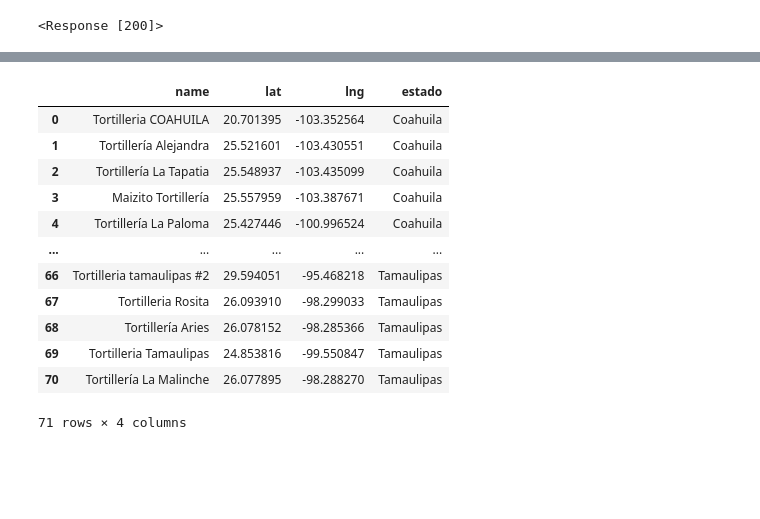
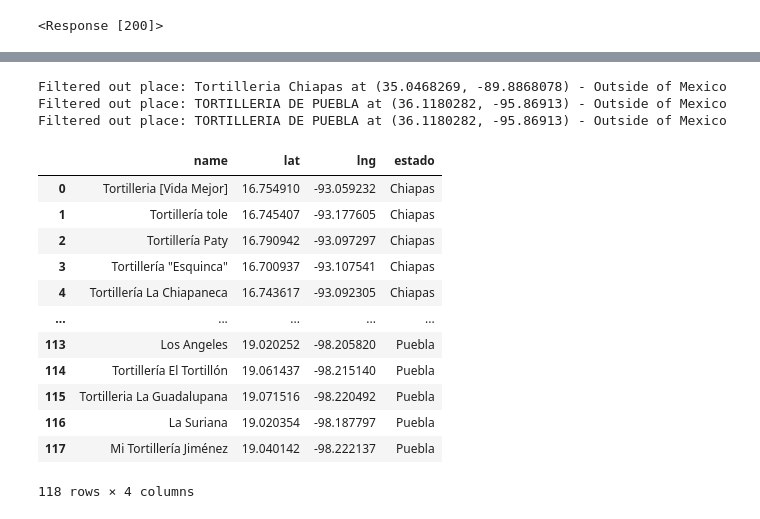
Before and after one commit to Josemarome/Project_1, a Jupyter notebook: 3_Tortilla_Maps.ipynb, the cells around one changed output, grey strips where cells are left out. Saved outputs shown, nothing was run; the diff lists cells and outputs as text; code cells hidden in the pictures; blank space fills up the shorter version.

```diff
--- a/3_Tortilla_Maps.ipynb
+++ b/3_Tortilla_Maps.ipynb
@@ -343,0 +371,4 @@ tortillerias_df_4
+# %%
+exclude_names = ['Tortilleria Tamaulipas', 'Tortillería Tamaulipas']
+tortillerias_df_dropped = tortillerias_df[~tortillerias_df['name'].isin(exclude_names)]
+tortillerias_df_dropped.head(15)
@@ -359,16 +407,19 @@ map_plot_tort_4
 # %% [output]
 [interactive output not drawn]
 # %%
+#-------------------------------------------------------------------------------------------------------------------
+# In this part we will generate a MAP with FOLIUM library to be able to zoom in and out the map
+# on the "tortillerias" near the 7 cities with highest tortilla price
+#-------------------------------------------------------------------------------------------------------------------
+map_center = [tortillerias_df_dropped['lat'].mean(), tortillerias_df_dropped['lng'].mean()]
+map_tortillerias = folium.Map(location=map_center, zoom_start=5.4)
 
-map_center = [tortillerias_df_4['lat'].mean(), tortillerias_df_4['lng'].mean()]
-map_tortillerias = folium.Map(location=map_center, zoom_start=12)
-
-# Agregar puntos para cada tortillería
-for _, row in tortillerias_df_4.iterrows():
+# Adding points to each place
+for _, row in tortillerias_df_dropped.iterrows():
     folium.Marker(
         location=[row['lat'], row['lng']],
-        popup=row['name'],  # Nombre de la tortillería en el popup
-        icon=folium.Icon(color='blue')  # Puedes cambiar el color según desees
+        popup=row['name'],
+        icon=folium.Icon(color='blue')
     ).add_to(map_tortillerias)
 
 # Mostrar el mapa
@@ -376,54 +427,66 @@ map_tortillerias
 # %% [output]
 [interactive output not drawn]
 # %%
+#-------------------------------------------------------------------------------------------------------------------
+# In this part we will connect to Google Maps API in order to get data from "Tortillerias" near the cities
+# that we are interested in. In this case those will be the 7 cities with highest tortilla price in 2024
+#-------------------------------------------------------------------------------------------------------------------
 locations = []
 
-# Importing Library to check if it is in Mexico
+# Function to check if a location is within Mexico's bounds
 def is_within_mexico(lat, lng):
-    # Define the approximate bounds of Mexico
     mexico_bounds = {
         'lat_min': 14.5320,  # Minimum latitude
         'lat_max': 32.7187,  # Maximum latitude
         'lng_min': -118.4043, # Minimum longitude
         'lng_max': -86.7106   # Maximum longitude
     }
 
     return (mexico_bounds['lat_min'] <= lat <= mexico_bounds['lat_max']) and (mexico_bounds['lng_min'] <= lng <= mexico_bounds['lng_max'])
 
-# Looping through the rows of top_10_states to get tortillerías
-for index, row in top_7_states.iterrows():
+# Looping through the rows of top_7_cities to fetch tortillerías in a radious of 20000 m
+for index, row in bottom_7_cities.iterrows():
     estado = row['State.1']
     coords = (row['Lat'], row['Lon'])
     query = f'tortillería {estado}'
+
+    # Query the Google Places API for tortillerías in the area
     results = gmaps.places(query=query, location=coords, radius=20000, region="MX")
 
     for place in results.get('results', []):
         lat = place['geometry']['location']['lat']
         lng = place['geometry']['location']['lng']
+
+        # Check if the location is within the bounds of Mexico
         if is_within_mexico(lat, lng):  # Filter by Mexico's limits
             locations.append({
                 'name': place['name'],
                 'lat': lat,
                 'lng': lng,
                 'estado': estado
             })
+        else:
+            print(f"Filtered out place: {place['name']} at ({lat}, {lng}) - Outside of Mexico")
 
 # Create a DataFrame for tortillerías
-tortillerias_df_5 = pd.DataFrame(locations)
+tortillerias_df_2 = pd.DataFrame(locations)
 
 # Display the resulting DataFrame
-tortillerias_df_5
+tortillerias_df_2
 # %% [output]
+Filtered out place: Tortilleria Chiapas at (35.0468269, -89.8868078) - Outside of Mexico
+Filtered out place: TORTILLERIA DE PUEBLA at (36.1180282, -95.86913) - Outside of Mexico
+Filtered out place: TORTILLERIA DE PUEBLA at (36.1180282, -95.86913) - Outside of Mexico
 |  | name | lat | lng | estado |
-| 0 | Tortilleria COAHUILA | 20.701395 | -103.352564 | Coahuila |
-| 1 | Tortillería Alejandra | 25.521601 | -103.430551 | Coahuila |
-| 2 | Tortillería La Tapatia | 25.548937 | -103.435099 | Coahuila |
-| 3 | Maizito Tortillería | 25.557959 | -103.387671 | Coahuila |
-| 4 | Tortillería La Paloma | 25.427446 | -100.996524 | Coahuila |
+| 0 | Tortilleria [Vida Mejor] | 16.754910 | -93.059232 | Chiapas |
+| 1 | Tortillería tole | 16.745407 | -93.177605 | Chiapas |
+| 2 | Tortillería Paty | 16.790942 | -93.097297 | Chiapas |
+| 3 | Tortillería "Esquinca" | 16.700937 | -93.107541 | Chiapas |
+| 4 | Tortillería La Chiapaneca | 16.743617 | -93.092305 | Chiapas |
 | ... | ... | ... | ... | ... |
-| 66 | Tortilleria tamaulipas #2 | 29.594051 | -95.468218 | Tamaulipas |
-| 67 | Tortilleria Rosita | 26.093910 | -98.299033 | Tamaulipas |
-| 68 | Tortillería Aries | 26.078152 | -98.285366 | Tamaulipas |
-| 69 | Tortilleria Tamaulipas | 24.853816 | -99.550847 | Tamaulipas |
-| 70 | Tortillería La Malinche | 26.077895 | -98.288270 | Tamaulipas |
+| 113 | Los Angeles | 19.020252 | -98.205820 | Puebla |
+| 114 | Tortillería El Tortillón | 19.061437 | -98.215140 | Puebla |
+| 115 | Tortilleria La Guadalupana | 19.071516 | -98.220492 | Puebla |
+| 116 | La Suriana | 19.020354 | -98.187797 | Puebla |
+| 117 | Mi Tortillería Jiménez | 19.040142 | -98.222137 | Puebla |
-71 rows × 4 columns
+118 rows × 4 columns
```
Also changed, not shown: parts of 26 cells of this notebook, 2 other files.
